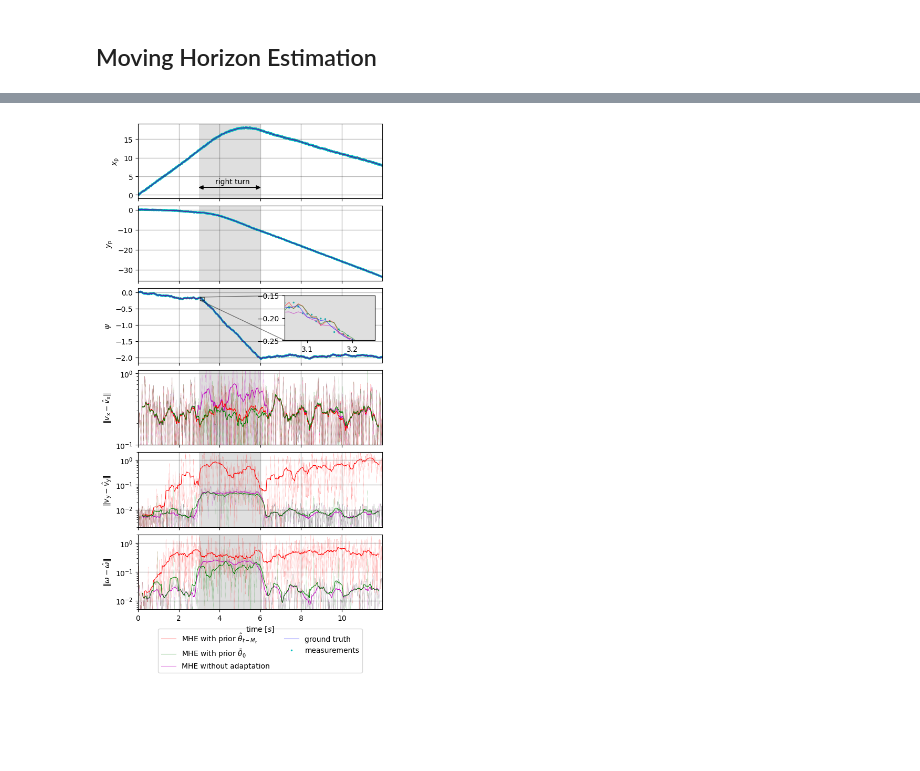
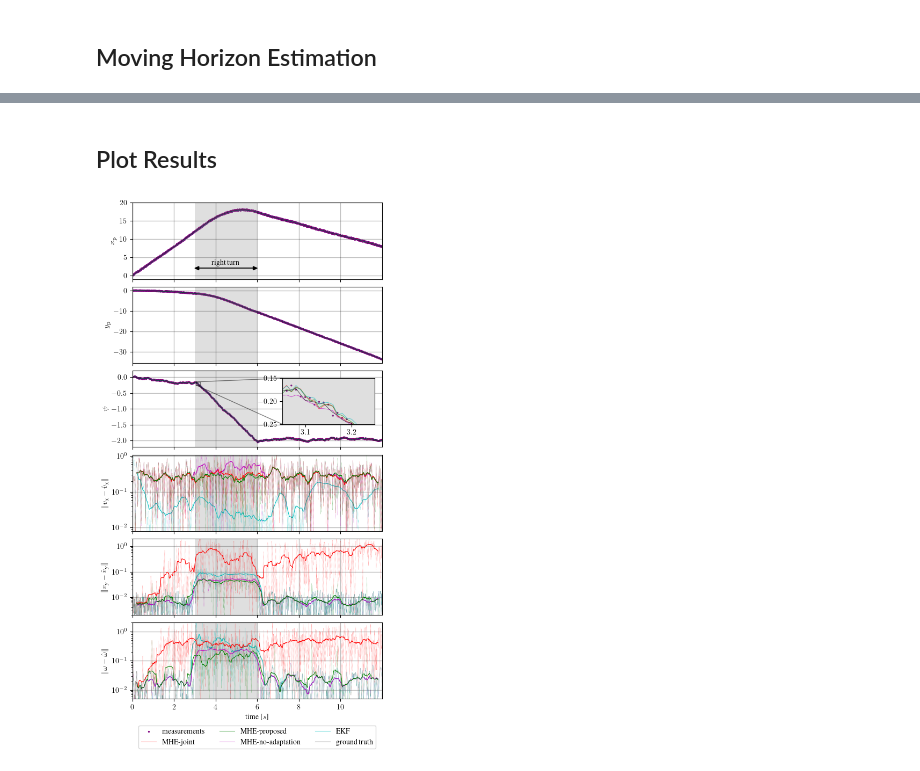
Before and after one commit to abdelhakim96/auv_mhe_mpc, a Jupyter notebook: parametric-mhe.ipynb, the cells around one changed output, grey strips where cells are left out. Cells and saved outputs as stored; diff of their text form; code cells hidden in the pictures; blank space fills up the shorter version.

```diff
--- a/parametric-mhe.ipynb
+++ b/parametric-mhe.ipynb
@@ -627,3 +826,25 @@ This program contains Ipopt, a library for large-scale nonlinear optimization.
+# %%
+# EKF
+
+nsim_ekf = nsim
+
+x_ekf = np.zeros((nx,nsim_ekf))
+x_ekf[:,0] = x_est_0
+theta_ekf = np.zeros((ntheta,nsim_ekf))
+theta_ekf[:,0] = np.squeeze(theta_est_0)
+
+Q_ekf, R_ekf, P_ekf = generate_EKF_covariances(model)
+
+Jacobian_f = get_Jacobian_f(model)
+Jacobian_h = get_Jacobian_h(model)
+
+for k in range(1,nsim_ekf):
+    x_tilde = casadi.vertcat(x_ekf[:,k-1],theta_ekf[:,k-1])
+    x_plus, P_ekf = EKF_update(x_tilde,u[:,k-1],P_ekf,y[:,k-1],Q_ekf,R_ekf,Jacobian_f,Jacobian_h,model)
+    x_ekf[:,[k]] = x_plus[0:nx]
+    theta_ekf[:,[k]] = x_plus[nx:nx+2]
+# %% [markdown]
+## Plot Results
 # %%
 plot_end = (nsim -1) * model['Ts']
 t_start = k_start * model['Ts']
@@ -631,9 +852,8 @@ t_end = k_end * model['Ts']
 N_smooth = 40
 
 # plot state estimates
-colors = ['b','g','r','c','m','y']
-labels = ['ground truth', r'MHE with prior $\bar{\theta}_0$', r'MHE with prior $\hat{\theta}_{t-M_t}$', \
-          'measurements', r'MHE without adaptation', 'MHE without prior weighting']
+colors = ['k','g','r','purple','m','c']
+labels=[r'ground truth', r'MHE-proposed', r'MHE-joint', 'measurements', r'MHE-no-adaptation', 'EKF']
 ylabels = [r'$x_{\mathrm{p}}$', r'$y_{\mathrm{p}}$', r'$\psi$', r'$\|v_{\mathrm{x}} - \hat{v}_{\mathrm{x}}\|$', \
            r'$\|v_{\mathrm{y}} - \hat{v}_{\mathrm{y}}\|$', r'$\|\omega - \hat{\omega}\|$']
 
@@ -641,6 +861,10 @@ ylabels = [r'$x_{\mathrm{p}}$', r'$y_{\mathrm{p}}$', r'$\psi$', r'$\|v_{\mathrm{
 f, ax = plt.subplots(6,1, figsize=(6,12))
 f.subplots_adjust(hspace=0.1)
 plt.rc('text.latex', preamble=r'\usepackage{times}')
+
+# plot measurements
+for i in range(y.shape[0]):
+    ax[i].scatter([float(x)*model['Ts'] for x in range(nsim)],y[i,:], color=colors[3],sizes=2*np.ones(nsim),label=labels[3])
 
 # plot measured states
 for i in range(3):
@@ -651,6 +875,8 @@ for i in range(3):
                label=labels[1],alpha=0.6, linewidth=0.75)
     ax[i].plot([float(x)*model['Ts'] for x in range(nsim)],x_mhe_standard[i,:], color=colors[4], \
                label=labels[4],alpha=0.6, linewidth=0.75)
+    ax[i].plot([float(x)*model['Ts'] for x in range(nsim_ekf)],x_ekf[i,:], color=colors[5], \
+               label=labels[5],alpha=0.6, linewidth=0.75)
     ax[i].plot([float(x)*model['Ts'] for x in range(nsim+1)],x[i,:], color=colors[0], \
                label=labels[0],alpha=0.6, linewidth=0.75)
     ax[i].set_xlim([0,plot_end])
@@ -664,20 +890,29 @@ ax[0].arrow(3.2, 2, -0.2, 0, color='k', head_length = 0.2, head_width = 1,
           length_includes_head = True)
 ax[0].text(3.8,3,r'right turn')
 
+ax[0].set_ylim(bottom=-1, top=20)
+ax[2].set_ylim(bottom=-2.2, top=0.2)
+
 # plot estimation error non-measured states
 for i in range(3,x.shape[0]):
     ax[i].set_ylabel(ylabels[i])
+    e_ekf = abs(x_ekf[i,:] - x[i,:nsim_ekf])
+    e_ekf_smooth = np.convolve(e_ekf, np.ones(N_smooth)/N_smooth, mode='valid')
     e_theta_M = abs(x_mhe_theta_M[i,:] - x[i,:nsim])
     e_theta_M_smooth = np.convolve(e_theta_M, np.ones(N_smooth)/N_smooth, mode='valid')
     e_theta_0 = abs(x_mhe_theta_0[i,:] - x[i,:nsim])
     e_theta_0_smooth = np.convolve(e_theta_0, np.ones(N_smooth)/N_smooth, mode='valid')
     e_standard = abs(x_mhe_standard[i,:] - x[i,:nsim])
     e_standard_smooth = np.convolve(e_standard, np.ones(N_smooth)/N_smooth, mode='valid')
+    ax[i].plot([float(x)*model['Ts'] for x in range(int(N_smooth/2), nsim_ekf-int(N_smooth/2)+1)],e_ekf_smooth, color=colors[5],label=labels[5], \
+               alpha=1, linestyle='-', linewidth=0.75)
     ax[i].plot([float(x)*model['Ts'] for x in range(nsim)],e_standard, color=colors[4], \
                alpha=0.4, linestyle=':', linewidth=0.5)
     ax[i].plot([float(x)*model['Ts'] for x in range(nsim)],e_theta_M, color=colors[2], \
                alpha=0.4, linestyle=':', linewidth=0.5)
     ax[i].plot([float(x)*model['Ts'] for x in range(nsim)],e_theta_0, color=colors[1], \
+               alpha=0.4, linestyle=':', linewidth=0.5)
+    ax[i].plot([float(x)*model['Ts'] for x in range(nsim_ekf)],e_ekf, color=colors[5], \
                alpha=0.4, linestyle=':', linewidth=0.5)
     ax[i].plot([float(x)*model['Ts'] for x in range(int(N_smooth/2), nsim-int(N_smooth/2)+1)],e_standard_smooth, color=colors[4],label=labels[1], \
                alpha=1, linestyle='-', linewidth=0.75)
@@ -690,41 +925,39 @@ for i in range(3,x.shape[0]):
     if i < 5:
         ax[i].xaxis.set_ticklabels([])
     ax[i].grid(color='k', linestyle='-', linewidth=1, alpha=0.25)
     ax[i].axvspan(t_start,t_end, facecolor='gray', alpha=0.25)
 
-ax[3].set_ylim(bottom=0.1,top=1.1)
+ax[3].set_ylim(bottom=0.008,top=1.1)
 ax[4].set_ylim(bottom=0.002,top=2)
 ax[5].set_ylim(bottom=0.005,top=2)
 ax[5].set_xlabel(r'time [$s$]')
 
-# plot measurements
-for i in range(y.shape[0]):
-    ax[i].scatter([float(x)*model['Ts'] for x in range(nsim)],y[i,:], color=colors[3],sizes=2*np.ones(nsim),label=labels[3])
 
 # plot legend
-ax[1].legend(loc='lower center', bbox_to_anchor=(0.5, -5.3), ncol=2)
+ax[1].legend(loc='lower center', bbox_to_anchor=(0.5, -5.1), ncol=3)
 
 # inset axis
 axins = ax[2].inset_axes([0.6, 0.3, 0.37, 0.6])
 axins.plot([float(x)*model['Ts'] for x in range(nsim)],x_mhe_theta_M[2,:], color=colors[2], \
                label=labels[2],alpha=0.6, linewidth=0.75)
 axins.plot([float(x)*model['Ts'] for x in range(nsim)],x_mhe_theta_0[2,:], color=colors[1], \
                label=labels[1],alpha=0.6, linewidth=0.75)
-axins.plot([float(x)*model['Ts'] for x in range(nsim)],x_mhe_standard[i,:], color=colors[4], \
+axins.plot([float(x)*model['Ts'] for x in range(nsim)],x_mhe_standard[2,:], color=colors[4], \
                label=labels[4],alpha=0.6, linewidth=0.75)
 axins.plot([float(x)*model['Ts'] for x in range(nsim+1)],x[2,:], color=colors[0], \
                label=labels[0],alpha=0.6, linewidth=0.75)
-#axins.grid(color='k', linestyle='-', linewidth=1, alpha=0.25)
+axins.plot([float(x)*model['Ts'] for x in range(nsim_ekf)],x_ekf[2,:], color=colors[5], \
+               label=labels[5],alpha=0.6, linewidth=0.75)
 axins.scatter([float(x)*model['Ts'] for x in range(nsim)],y[2,:], color=colors[3],sizes=2*np.ones(nsim),label=labels[3])
 axins.set_xlim(3.05, 3.25)
 axins.set_ylim(-0.25, -0.15)
 axins.axvspan(t_start,t_end, facecolor='gray', alpha=0.25)
 
 ax[2].indicate_inset_zoom(axins, edgecolor="black", alpha=0.5)
 
 f.savefig(os.getcwd() + '/plot_car_states.pdf', bbox_inches='tight', pad_inches=0.04)
 # %% [output]
-[figure, old version]
+[figure, new version]
 # %%
 # Compute slip angles and forces
 alpha, F = compute_slip_angles(x, u, theta, model)
```
Also changed, not shown: parts of 29 cells of this notebook, 2 other files.
